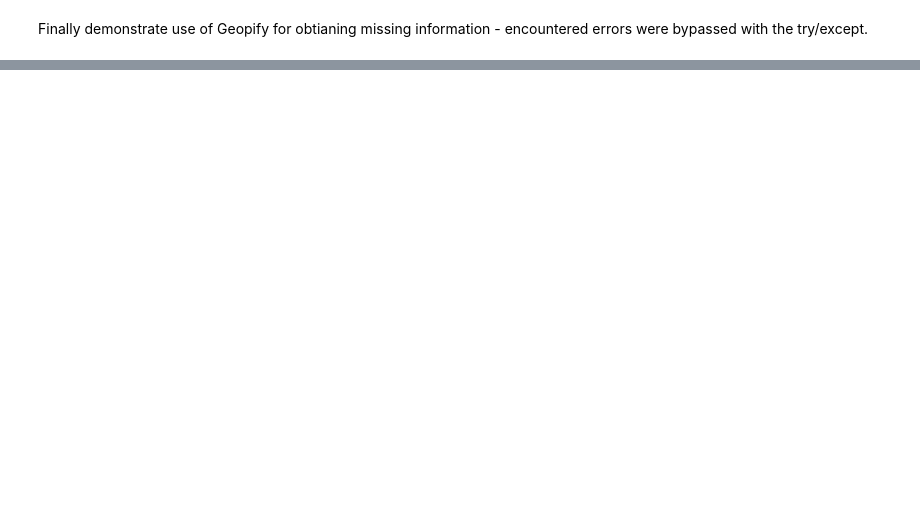
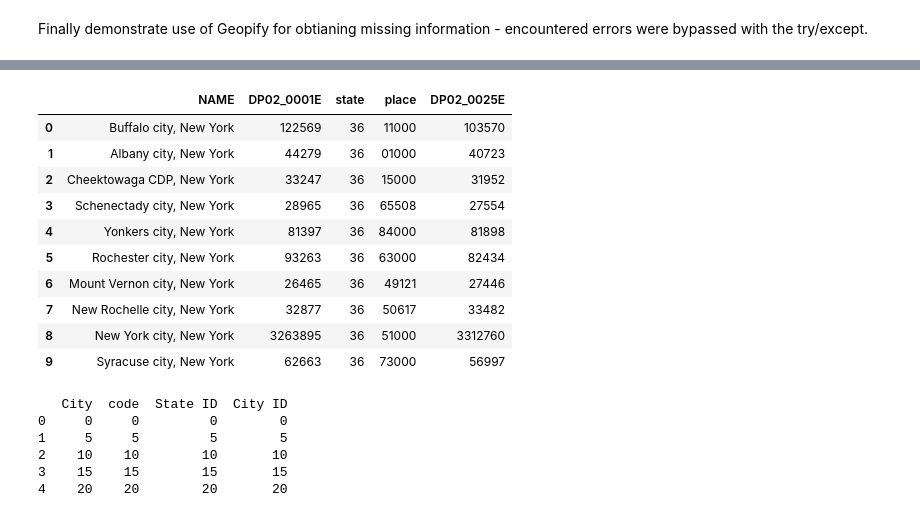
Before and after one commit to rpatel9877/project1, a Jupyter notebook: ben_richardson/dataset_draft.ipynb, the cells around one changed output, grey strips where cells are left out. Cells and saved outputs as stored; diff of their text form; code cells hidden in the pictures; blank space fills up the shorter version.

Commit message:
added for loops

```diff
--- a/ben_richardson/dataset_draft.ipynb
+++ b/ben_richardson/dataset_draft.ipynb
@@ -275,3 +236,68 @@ final_census_df
+# %%
+# Base URL for census
+base_url = 'https://api.census.gov/data/2021/acs/acs1/profile?'
+
+# Define the parameter
+# Parameters google sheet link https://docs.google.com/spreadsheets/d/1Hm1cXEWH2ccg9TD9DUkOKDIaYO88VxDwFeTTsmGfNik/edit#gid=0
+#parameter = 'DP02_0001E'
+
+parameter_list_final = ['DP02_0001E','DP02_0006E','DP02_0010E','DP02_0025E','DP02_0025PE','DP02_0031E','DP02_0031PE','DP02_0067E','DP02_0067PE','DP02_0068E',
+'DP02_0068PE','DP03_0001PE','DP03_0001E','DP03_0051E','DP03_0062E','DP03_0063E','DP03_0075E','DP03_0086E','DP03_0087E','DP03_0088E','DP03_0089E',
+'DP03_0090E','DP03_0091E','DP03_0119E','DP03_0119PE','DP03_0128E','DP03_0128PE','DP04_0001E','DP04_0001PE','DP04_0006E','DP04_0006PE','DP05_0001E',
+'P05_0001PE','DP05_0022E','DP05_0022PE','DP05_0008E','DP05_0008PE','DP05_0026E','DP05_0026PE','DP05_0027E','DP05_0027PE','DP03_0089E']
+
+parameter_list = ['DP02_0001E','DP02_0006E','DP02_0010E','DP02_0025E']
+
+census_data = []
+
+for parameter in parameter_list:
+    query_url = base_url + "get=NAME," + parameter + "&for=place:*&in=state:36" + "&key=" + census_key
+    response = requests.get(query_url).json()
+    census_data.append(response)
+
+#census_df_2 = pd.DataFrame(census_data[0])
+first = census_data[0]
+code = census_data[0][0][1]
+merged_df = pd.DataFrame(first, columns = ['City',code, 'State ID', 'City ID'])
+for x in census_data:
+    new_df = pd.DataFrame(x, columns = ['City',x[0][1], 'State ID', 'City ID'])
+    result = pd.concat([merged_df, new_df], axis=1)
+
+df2 = result.T.drop_duplicates().T
+# Drop 1st row
+header_row = df2.iloc[0]
+final_census_df = pd.DataFrame(df2.values[1:], columns=header_row)
+
+#census_data
+final_census_df
+# %% [output]
+|  | NAME | DP02_0001E | state | place | DP02_0025E |
+| 0 | Buffalo city, New York | 122569 | 36 | 11000 | 103570 |
+| 1 | Albany city, New York | 44279 | 36 | 01000 | 40723 |
+| 2 | Cheektowaga CDP, New York | 33247 | 36 | 15000 | 31952 |
+| 3 | Schenectady city, New York | 28965 | 36 | 65508 | 27554 |
+| 4 | Yonkers city, New York | 81397 | 36 | 84000 | 81898 |
+| 5 | Rochester city, New York | 93263 | 36 | 63000 | 82434 |
+| 6 | Mount Vernon city, New York | 26465 | 36 | 49121 | 27446 |
+| 7 | New Rochelle city, New York | 32877 | 36 | 50617 | 33482 |
+| 8 | New York city, New York | 3263895 | 36 | 51000 | 3312760 |
+| 9 | Syracuse city, New York | 62663 | 36 | 73000 | 56997 |
+# %%
+# Create empty DataFrame
+df = pd.DataFrame(columns = ['City','code', 'State ID', 'City ID'])
+#print(df)
+
+ # Append rows within for loop
+for i in :
+    df.loc[len(df)] = i * 5
+print(df)
+# %% [output]
+   City  code  State ID  City ID
+0     0     0         0        0
+1     5     5         5        5
+2    10    10        10       10
+3    15    15        15       15
+4    20    20        20       20
 # %%
 #merge back missing info into the original breweries csv:
 #you might need to first drop the longitude and latitude empty rows from the original dataframe clean_breweries_df and then add
```
Also changed, not shown: parts of 1 cell of this notebook.
